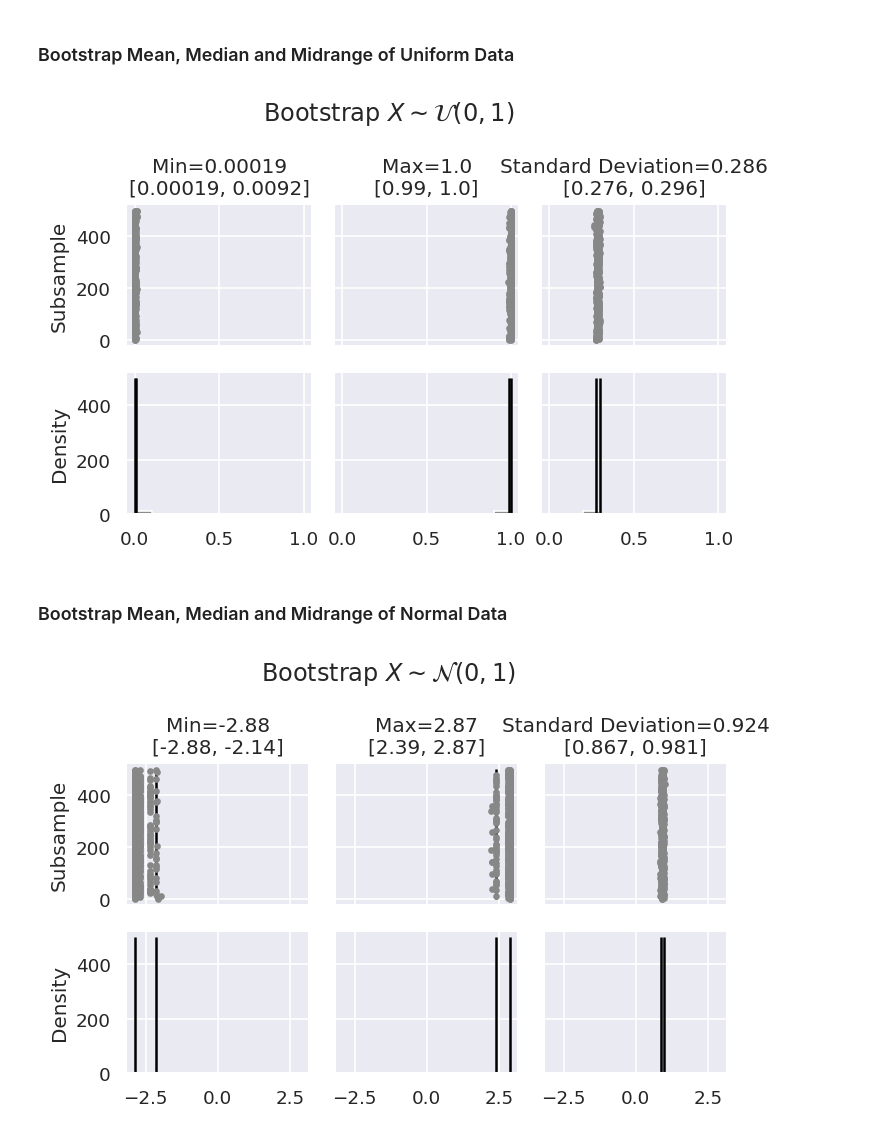
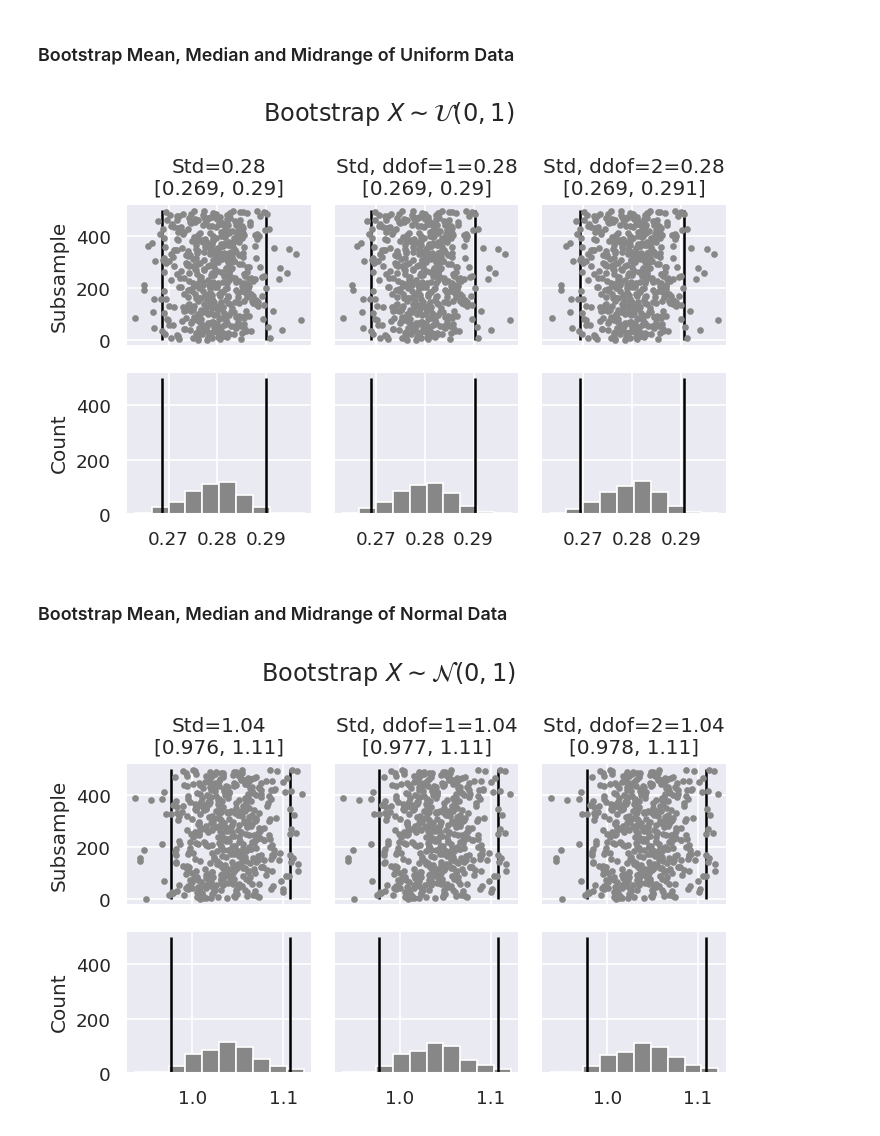
Before and after one commit to cgahr/exploratoryDataAnalysis, a Jupyter notebook: notebooks/01_one_dimensional_data.ipynb, the cells around one changed output. Drawn from its saved outputs; the diff is of its cells as text; code cells hidden in the pictures.

```diff
--- a/notebooks/01_one_dimensional_data.ipynb
+++ b/notebooks/01_one_dimensional_data.ipynb
@@ -204,17 +204,21 @@ _ = plt.suptitle(r"Bootstrap $X \sim \mathcal{N}(0, 1)$")
 ### Bootstrap Mean, Median and Midrange of Uniform Data
 # %%
 eda.plot.bootstrap_plot(
-    uniform_500, [min, max, np.std], ["Min", "Max", "Standard Deviation"]
+    uniform_500,
+    [np.std, lambda x: np.std(x, ddof=1), lambda x: np.std(x, ddof=2)],
+    ["Std", "Std, ddof=1", "Std, ddof=2"],
 )
 _ = plt.suptitle(r"Bootstrap $X \sim \mathcal{U}(0, 1)$")
 # %% [output]
-[figure, old version]
+[figure, new version]
 # %% [markdown]
 ### Bootstrap Mean, Median and Midrange of Normal Data
 # %%
 eda.plot.bootstrap_plot(
-    normal_500, [min, max, np.std], ["Min", "Max", "Standard Deviation"]
+    normal_500,
+    [np.std, lambda x: np.std(x, ddof=1), lambda x: np.std(x, ddof=2)],
+    ["Std", "Std, ddof=1", "Std, ddof=2"],
 )
 _ = plt.suptitle(r"Bootstrap $X \sim \mathcal{N}(0, 1)$")
 # %% [output]
-[figure, old version]
+[figure, new version]
```
Also changed, not shown: parts of 12 cells of this notebook, 2 other files.
